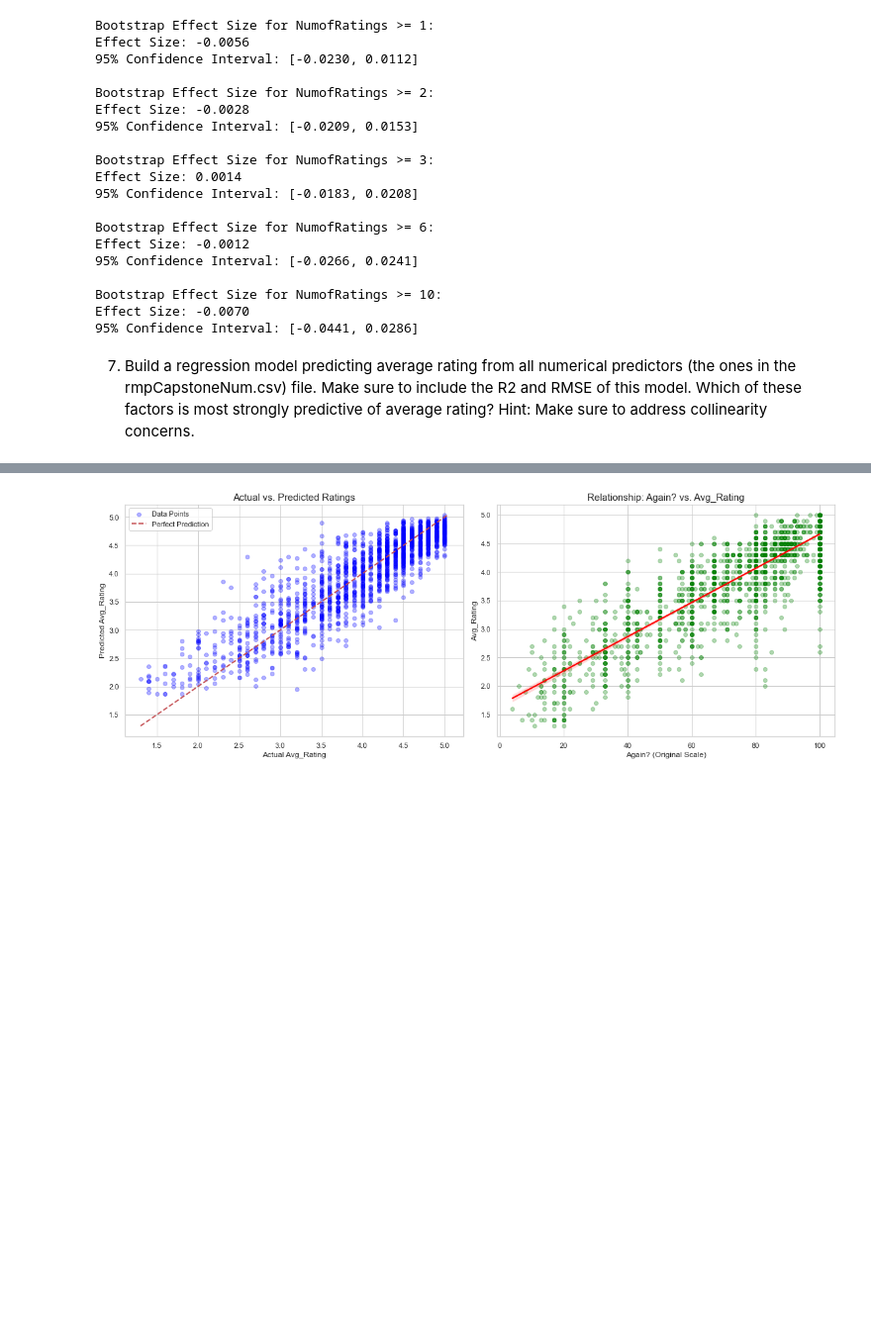
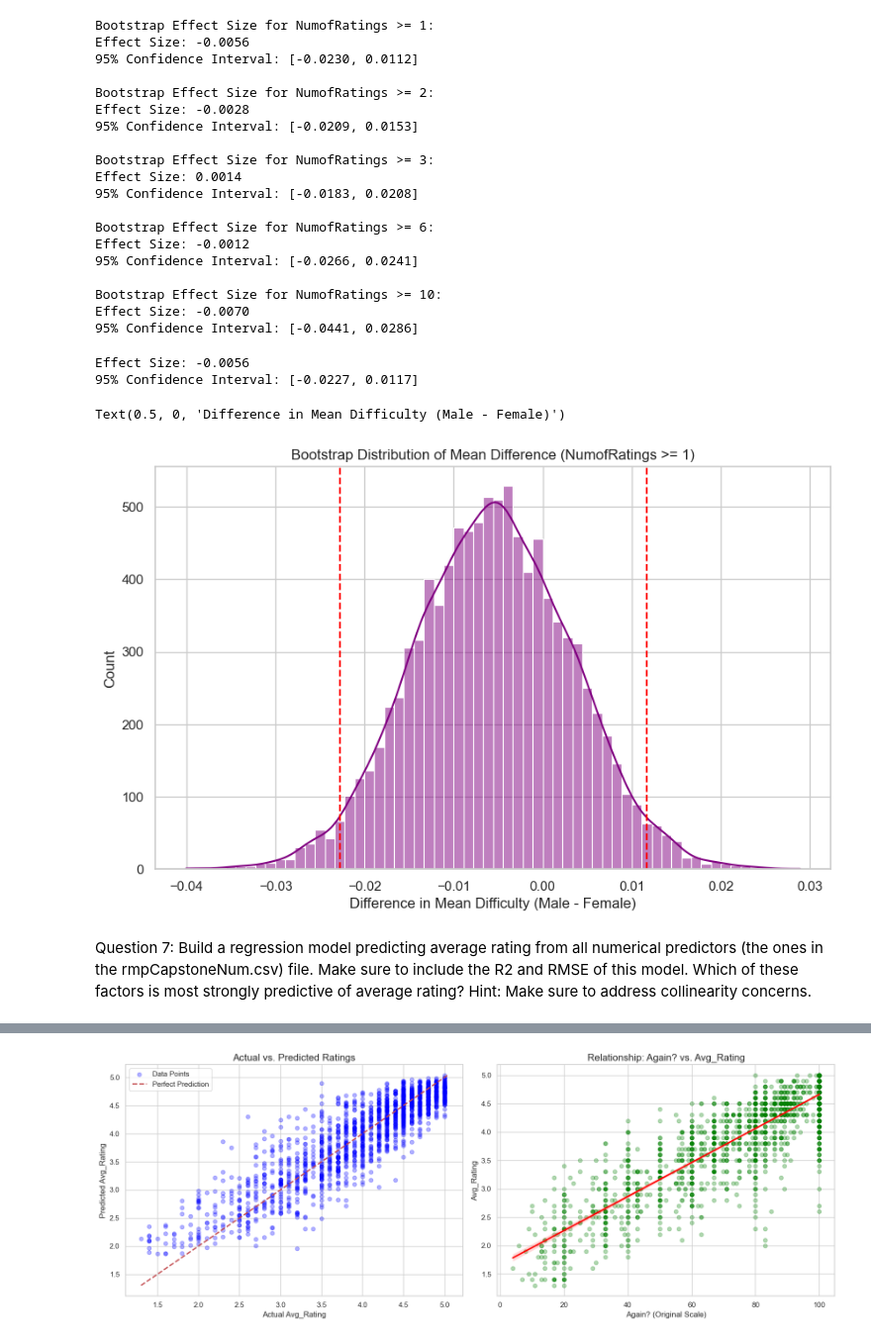
Before and after one commit to donydony228/DSGA-1001-Capstone, a Jupyter notebook: Capstone_CAP44.ipynb, the cells around one changed output, grey strips where cells are left out. Shown at 99% size. Cells and saved outputs as stored; diff of their text form; code cells hidden in the pictures; blank space fills up the shorter version.

```diff
--- a/Capstone_CAP44.ipynb
+++ b/Capstone_CAP44.ipynb
@@ -408,8 +425,51 @@ Effect Size: -0.0012
 Bootstrap Effect Size for NumofRatings >= 10:
 Effect Size: -0.0070
 95% Confidence Interval: [-0.0441, 0.0286]
+# %%
+# Prepare data for Bootstrap
+male_data = num.loc[(num['Gender'] == 1) & (num['NumofRatings'] >= 1), 'Avg_Difficulty'].values
+female_data = num.loc[(num['Gender'] == -1) & (num['NumofRatings'] >= 1), 'Avg_Difficulty'].values
+
+# Calculate the observed effect size
+actual_diff = np.mean(male_data) - np.mean(female_data)
+
+# Bootstrap process
+n_boot = 10000
+boot_diffs = []
+
+for _ in range(n_boot):
+    # Resample with replacement
+    male_sample = rng.choice(male_data, size=len(male_data), replace=True)
+    female_sample = rng.choice(female_data, size=len(female_data), replace=True)
+
+    # Calculate the difference for this bootstrap sample
+    diff = np.mean(male_sample) - np.mean(female_sample)
+    boot_diffs.append(diff)
+
+# Convert to array
+boot_diffs = np.array(boot_diffs)
+
+# Calculate 95% confidence interval
+ci_lower = np.percentile(boot_diffs, 2.5)
+ci_upper = np.percentile(boot_diffs, 97.5)
+
+print(f"Effect Size: {actual_diff:.4f}")
+print(f"95% Confidence Interval: [{ci_lower:.4f}, {ci_upper:.4f}]")
+
+# Visualization: Bootstrapped Differences Histogram
+plt.figure(figsize=(10, 6))
+sns.histplot(boot_diffs, kde=True, color='purple', alpha=0.5)
+plt.axvline(ci_lower, color='red', linestyle='--', label='95% CI Lower Bound')
+plt.axvline(ci_upper, color='red', linestyle='--', label='95% CI Upper Bound')
+plt.title(f'Bootstrap Distribution of Mean Difference (NumofRatings >= 1)')
+plt.xlabel('Difference in Mean Difficulty (Male - Female)')
+# %% [output]
+Effect Size: -0.0056
+95% Confidence Interval: [-0.0227, 0.0117]
+Text(0.5, 0, 'Difference in Mean Difficulty (Male - Female)')
+[figure, added]
 # %% [markdown]
-7. Build a regression model predicting average rating from all numerical predictors (the ones in the
+Question 7: Build a regression model predicting average rating from all numerical predictors (the ones in the
 rmpCapstoneNum.csv) file. Make sure to include the R2 and RMSE of this model. Which of these
 factors is most strongly predictive of average rating? Hint: Make sure to address collinearity concerns.
 # %%
```
Also changed, not shown: parts of 18 cells of this notebook.
